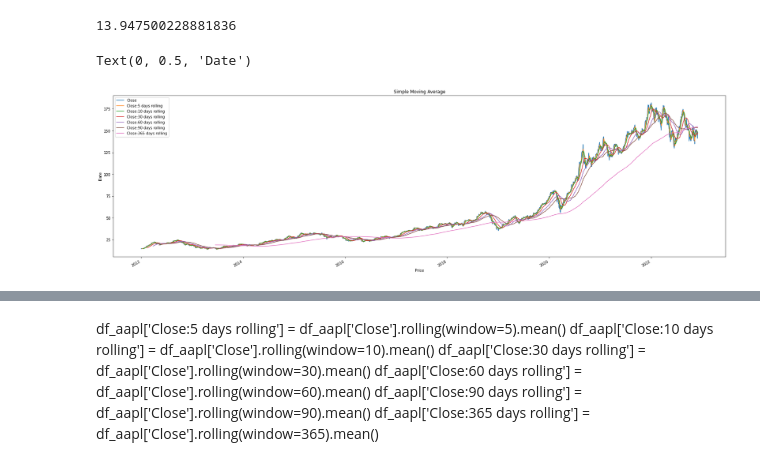
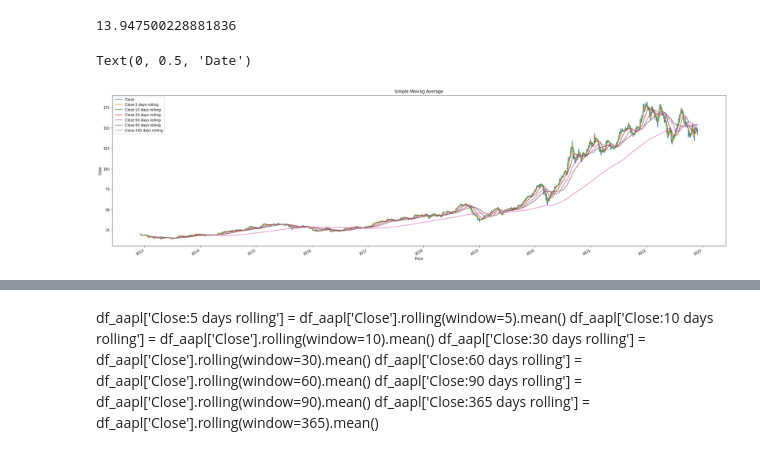
Before and after one commit to grantc00/Capstone-2, a Jupyter notebook: Capstone2.ipynb, the cells around one changed output, grey strips where cells are left out. Drawn from its saved outputs; the diff is of its cells as text; code cells hidden in the pictures.

```diff
--- a/Capstone2.ipynb
+++ b/Capstone2.ipynb
@@ -270,13 +296,13 @@ df_aapl['Close:60 days rolling'] = df_aapl['Close'].rolling(window=60).mean()
 df_aapl['Close:90 days rolling'] = df_aapl['Close'].rolling(window=90).mean()
 df_aapl['Close:365 days rolling'] = df_aapl['Close'].rolling(window=365).mean()
 # %%
-df_aapl[['Close', 'Close:5 days rolling', 'Close:10 days rolling', 'Close:30 days rolling', 'Close:60 days rolling', 'Close:90 days rolling', 'Close:365 days rolling']].plot(figsize=(30, 9))
+df_aapl[['Close', 'Close:5 days rolling', 'Close:10 days rolling', 'Close:30 days rolling', 'Close:60 days rolling', 'Close:90 days rolling', 'Close:365 days rolling']].plot(figsize=(32, 9))
 plt.title('Simple Moving Average')
 plt.xlabel('Price')
 plt.ylabel('Date')
 # %% [output]
 Text(0, 0.5, 'Date')
-[figure, old version]
+[figure, new version]
 # %%
 # Cumulative moving average
 plt.figure(figsize=(12,6))
```
Also changed, not shown: parts of 33 cells of this notebook.
